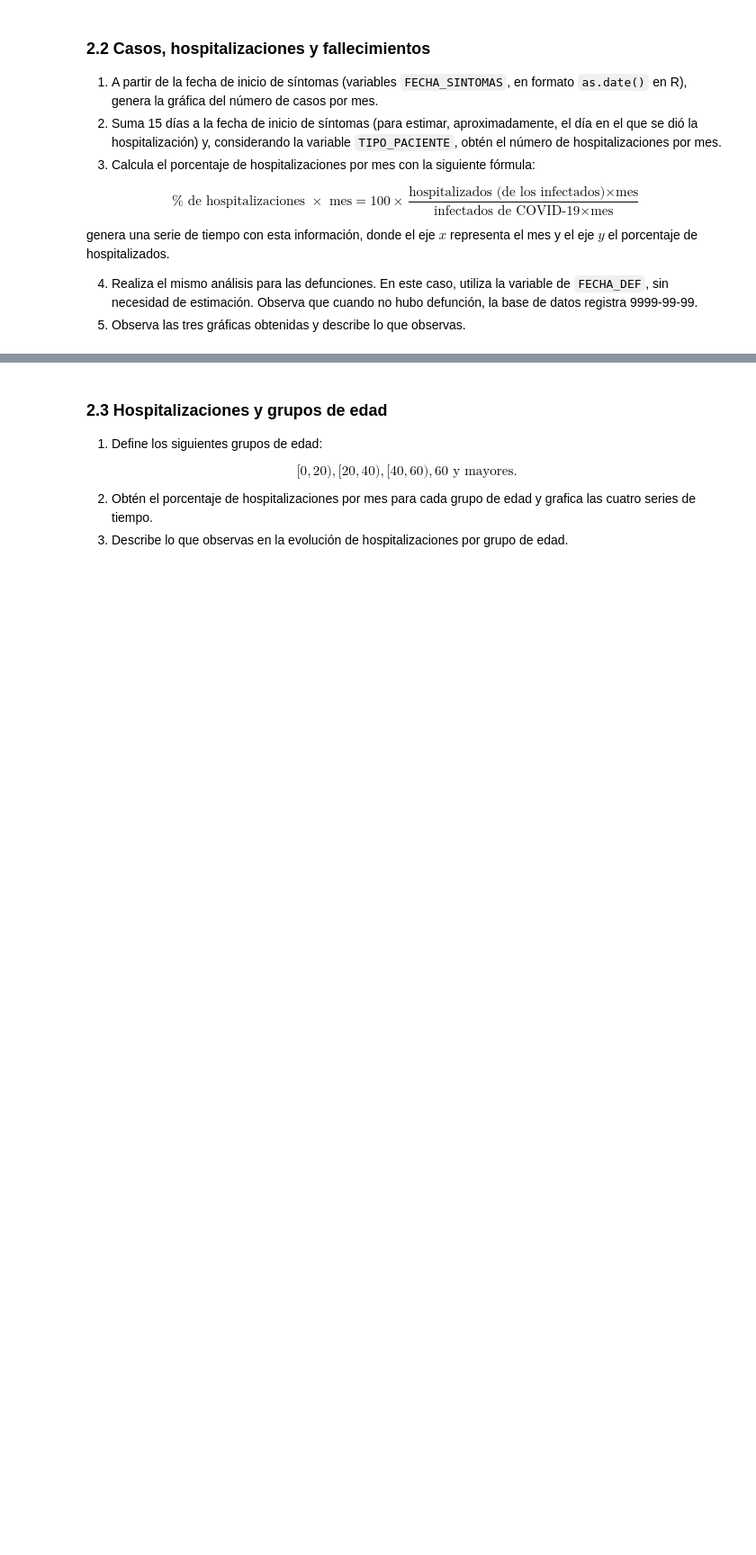
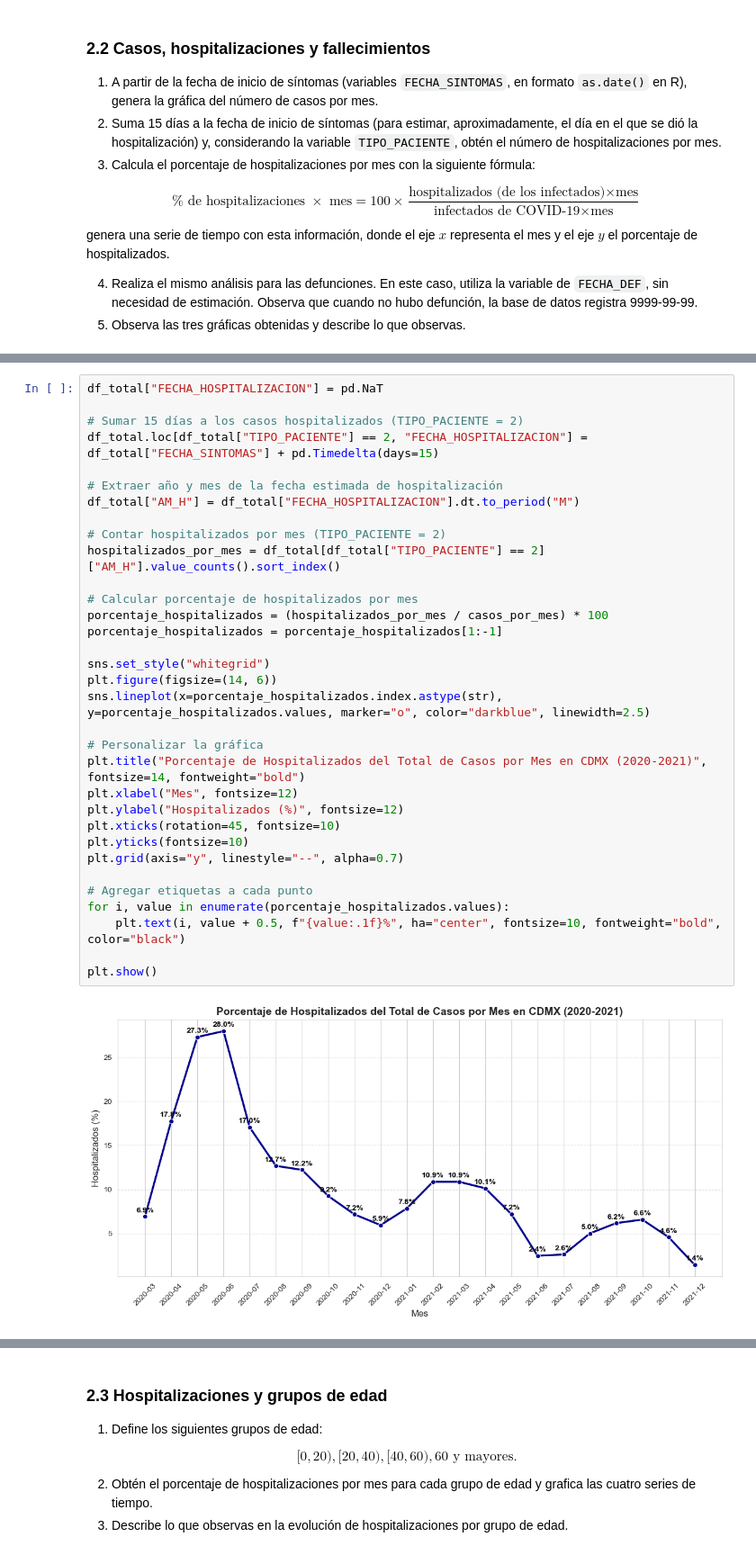
Before and after one commit to emilianodesu/LCD-6Sem-2025-2, a Jupyter notebook: ME/Tarea1/Actividad2.ipynb, the cells around one changed output, grey strips where cells are left out. Shown at 90% size. Saved outputs shown, nothing was run; the diff lists cells and outputs as text; blank space fills up the shorter version.

```diff
--- a/ME/Tarea1/Actividad2.ipynb
+++ b/ME/Tarea1/Actividad2.ipynb
@@ -22,0 +96,35 @@ genera una serie de tiempo con esta información, donde el eje $x$ representa el
+# %%
+df_total["FECHA_HOSPITALIZACION"] = pd.NaT
+
+# Sumar 15 días a los casos hospitalizados (TIPO_PACIENTE = 2)
+df_total.loc[df_total["TIPO_PACIENTE"] == 2, "FECHA_HOSPITALIZACION"] = df_total["FECHA_SINTOMAS"] + pd.Timedelta(days=15)
+
+# Extraer año y mes de la fecha estimada de hospitalización
+df_total["AM_H"] = df_total["FECHA_HOSPITALIZACION"].dt.to_period("M")
+
+# Contar hospitalizados por mes (TIPO_PACIENTE = 2)
+hospitalizados_por_mes = df_total[df_total["TIPO_PACIENTE"] == 2]["AM_H"].value_counts().sort_index()
+
+# Calcular porcentaje de hospitalizados por mes
+porcentaje_hospitalizados = (hospitalizados_por_mes / casos_por_mes) * 100
+porcentaje_hospitalizados = porcentaje_hospitalizados[1:-1]
+
+sns.set_style("whitegrid")
+plt.figure(figsize=(14, 6))
+sns.lineplot(x=porcentaje_hospitalizados.index.astype(str), y=porcentaje_hospitalizados.values, marker="o", color="darkblue", linewidth=2.5)
+
+# Personalizar la gráfica
+plt.title("Porcentaje de Hospitalizados del Total de Casos por Mes en CDMX (2020-2021)", fontsize=14, fontweight="bold")
+plt.xlabel("Mes", fontsize=12)
+plt.ylabel("Hospitalizados (%)", fontsize=12)
+plt.xticks(rotation=45, fontsize=10)
+plt.yticks(fontsize=10)
+plt.grid(axis="y", linestyle="--", alpha=0.7)
+
+# Agregar etiquetas a cada punto
+for i, value in enumerate(porcentaje_hospitalizados.values):
+    plt.text(i, value + 0.5, f"{value:.1f}%", ha="center", fontsize=10, fontweight="bold", color="black")
+
+plt.show()
+# %% [output]
+[figure, added]
```
Also changed, not shown: parts of 7 cells of this notebook, 11 other files.
